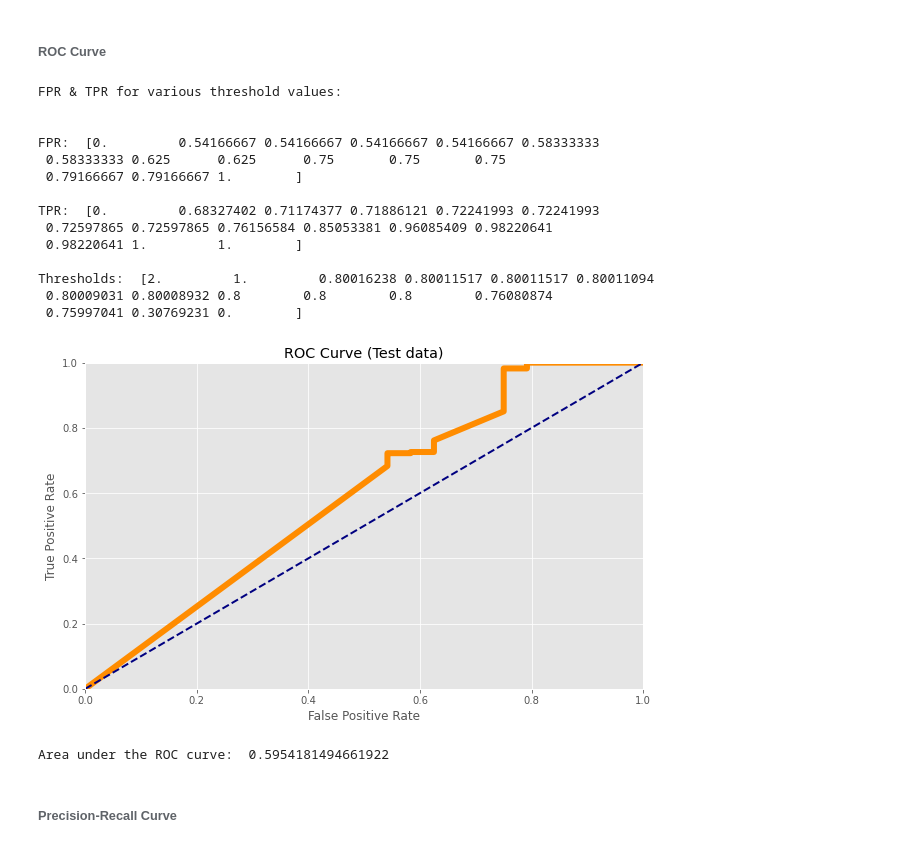
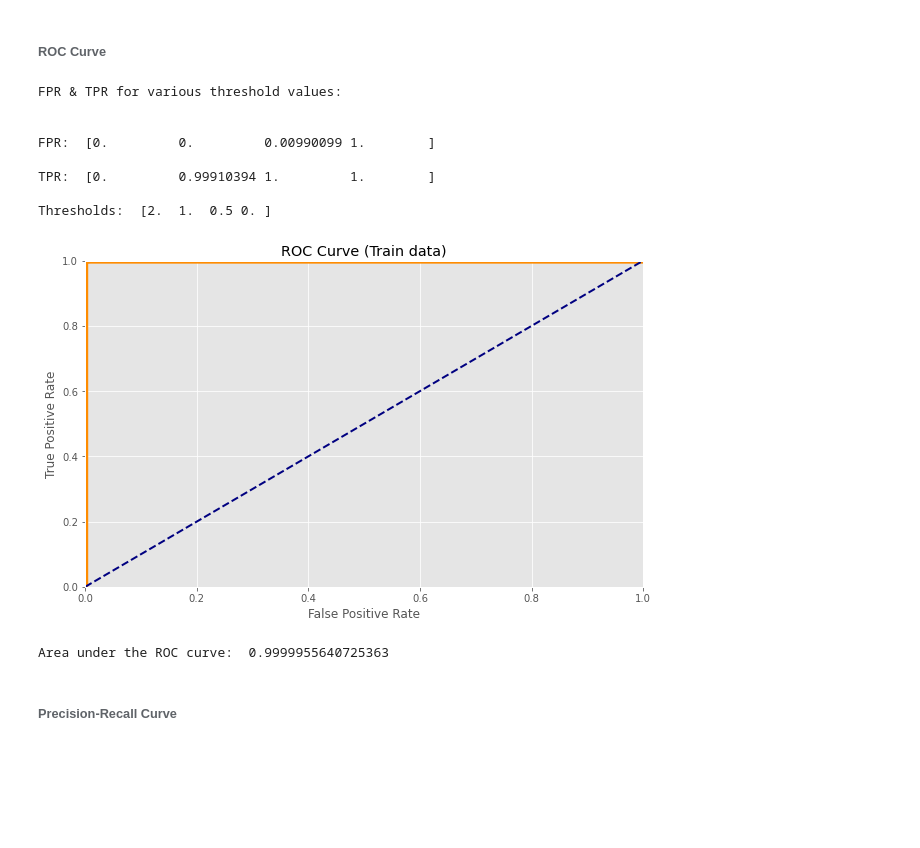
Before and after one commit to chiasinL/Practical_Machine_Learning, a Jupyter notebook: assignment2/Liew_assignment2_PartB_freq_count.ipynb, the cells around one changed output. Drawn from its saved outputs; the diff is of its cells as text; code cells hidden in the pictures; blank space fills up the shorter version.

```diff
--- a/assignment2/Liew_assignment2_PartB_freq_count.ipynb
+++ b/assignment2/Liew_assignment2_PartB_freq_count.ipynb
@@ -471,11 +471,11 @@ Generate the ROC curve and the Precision-Recall Curve for the model of experimen
 # %%
 # Generate ROC curve, we need, 1) true binary label & 2) target score (probability estimate of the positive class for KNN)
 
-# y_scores = knn.predict_proba(X_train_count_vectorized_features)[:, 1]
-y_scores_test = knn.predict_proba(X_test_count_vectorized_features)[:, 1]
+y_scores = knn.predict_proba(X_train_count_vectorized_features)[:, 1]
+# y_scores_test = knn.predict_proba(X_test_count_vectorized_features)[:, 1]
 
-# fpr, tpr, thresholds = roc_curve(y_train, y_scores)
-fpr, tpr, thresholds = roc_curve(y_test, y_scores_test)
+fpr, tpr, thresholds = roc_curve(y_train, y_scores)
+# fpr, tpr, thresholds = roc_curve(y_test, y_scores_test)
 
 print("\nFPR & TPR for various threshold values: \n ")
 print("\nFPR: ", fpr)
@@ -485,39 +485,34 @@ print("\nThresholds: ", thresholds)
 FPR & TPR for various threshold values:
 
 
-FPR:  [0.         0.54166667 0.54166667 0.54166667 0.54166667 0.58333333
- 0.58333333 0.625      0.625      0.75       0.75       0.75
- 0.79166667 0.79166667 1.        ]
+FPR:  [0.         0.         0.00990099 1.        ]
 
-TPR:  [0.         0.68327402 0.71174377 0.71886121 0.72241993 0.72241993
- 0.72597865 0.72597865 0.76156584 0.85053381 0.96085409 0.98220641
- 0.98220641 1.         1.        ]
+TPR:  [0.         0.99910394 1.         1.        ]
 
-Thresholds:  [2.         1.         0.80016238 0.80011517 0.80011517 0.80011094
- 0.80009031 0.80008932 0.8        0.8        0.8        0.76080874
- 0.75997041 0.30769231 0.        ]
+Thresholds:  [2.  1.  0.5 0. ]
 # %%
 plt.style.use('ggplot')
 
 fig = plt.figure(figsize=(10, 6))
 def plot_roc_curve(fpr, tpr, label=None):
     plt.plot(fpr, tpr, color="darkorange", linewidth=6, label=label)
     plt.plot([0, 1], [0, 1], color="navy", lw=2, linestyle="--")
     plt.axis([0, 1, 0, 1])
     plt.title(label)
     plt.xlabel('False Positive Rate')
     plt.ylabel('True Positive Rate')
 
-# plot_roc_curve(fpr, tpr, "ROC Curve (Train data)")
-plot_roc_curve(fpr, tpr, "ROC Curve (Test data)")
+plot_roc_curve(fpr, tpr, "ROC Curve (Train data)")
+# plot_roc_curve(fpr, tpr, "ROC Curve (Test data)")
 plt.show()
 # %% [output]
-[figure, old version]
+[figure, new version]
 # %%
 # Area under the ROC curve
-print("Area under the ROC curve: ", roc_auc_score(y_test, y_scores_test))
+print("Area under the ROC curve: ", roc_auc_score(y_train, y_scores))
+# print("Area under the ROC curve: ", roc_auc_score(y_test, y_scores_test))
 # %% [output]
-Area under the ROC curve:  0.5954181494661922
+Area under the ROC curve:  0.9999955640725363
 # %% [markdown]
 ###### Precision-Recall Curve
 # %%
```
Also changed, not shown: parts of 8 cells of this notebook, 18 other files.
